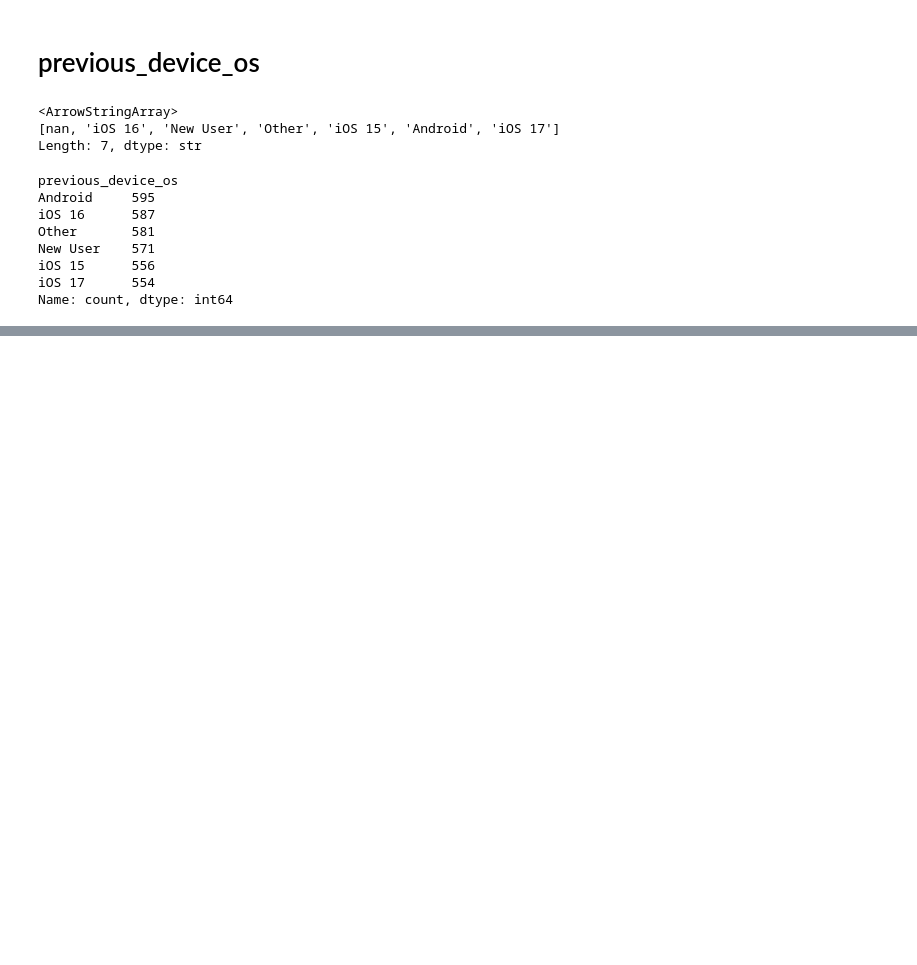
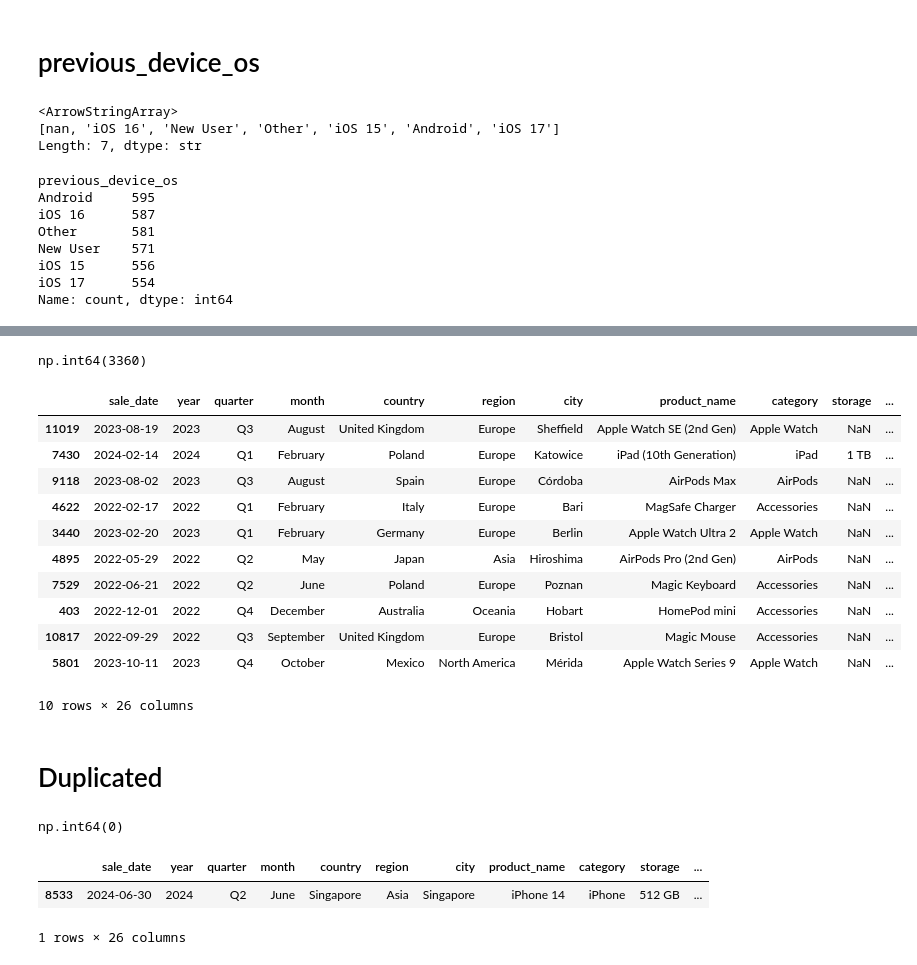
Before and after one commit to xvm-swiss/ds_Session_12_Apple_Global_Product_Sales, a Jupyter notebook: notebooks/EDA.ipynb, the cells around one changed output, grey strips where cells are left out. Cells and saved outputs as stored; diff of their text form; code cells hidden in the pictures; blank space fills up the shorter version.

```diff
--- a/notebooks/EDA.ipynb
+++ b/notebooks/EDA.ipynb
@@ -120,0 +141,31 @@ df[ df["previous_device_os"].isna()].sample(10)
+# %%
+df ["customer_rating"].isna().sum()
+# %% [output]
+np.int64(3360)
+# %%
+df[ df ["customer_rating"].isna()].sample(10)
+# %% [output]
+|  | sale_date | year | quarter | month | country | region | city | product_name | category | storage | ... |
+| 11019 | 2023-08-19 | 2023 | Q3 | August | United Kingdom | Europe | Sheffield | Apple Watch SE (2nd Gen) | Apple Watch | NaN | ... |
+| 7430 | 2024-02-14 | 2024 | Q1 | February | Poland | Europe | Katowice | iPad (10th Generation) | iPad | 1 TB | ... |
+| 9118 | 2023-08-02 | 2023 | Q3 | August | Spain | Europe | Córdoba | AirPods Max | AirPods | NaN | ... |
+| 4622 | 2022-02-17 | 2022 | Q1 | February | Italy | Europe | Bari | MagSafe Charger | Accessories | NaN | ... |
+| 3440 | 2023-02-20 | 2023 | Q1 | February | Germany | Europe | Berlin | Apple Watch Ultra 2 | Apple Watch | NaN | ... |
+| 4895 | 2022-05-29 | 2022 | Q2 | May | Japan | Asia | Hiroshima | AirPods Pro (2nd Gen) | AirPods | NaN | ... |
+| 7529 | 2022-06-21 | 2022 | Q2 | June | Poland | Europe | Poznan | Magic Keyboard | Accessories | NaN | ... |
+| 403 | 2022-12-01 | 2022 | Q4 | December | Australia | Oceania | Hobart | HomePod mini | Accessories | NaN | ... |
+| 10817 | 2022-09-29 | 2022 | Q3 | September | United Kingdom | Europe | Bristol | Magic Mouse | Accessories | NaN | ... |
+| 5801 | 2023-10-11 | 2023 | Q4 | October | Mexico | North America | Mérida | Apple Watch Series 9 | Apple Watch | NaN | ... |
+10 rows × 26 columns
+# %% [markdown]
+# Duplicated
+# %%
+df.duplicated().sum()
+# %% [output]
+np.int64(0)
+# %%
+df.sample(1)
+# %% [output]
+|  | sale_date | year | quarter | month | country | region | city | product_name | category | storage | ... |
+| 8533 | 2024-06-30 | 2024 | Q2 | June | Singapore | Asia | Singapore | iPhone 14 | iPhone | 512 GB | ... |
+1 rows × 26 columns
```
Also changed, not shown: parts of 187 cells of this notebook, 4 other files.
